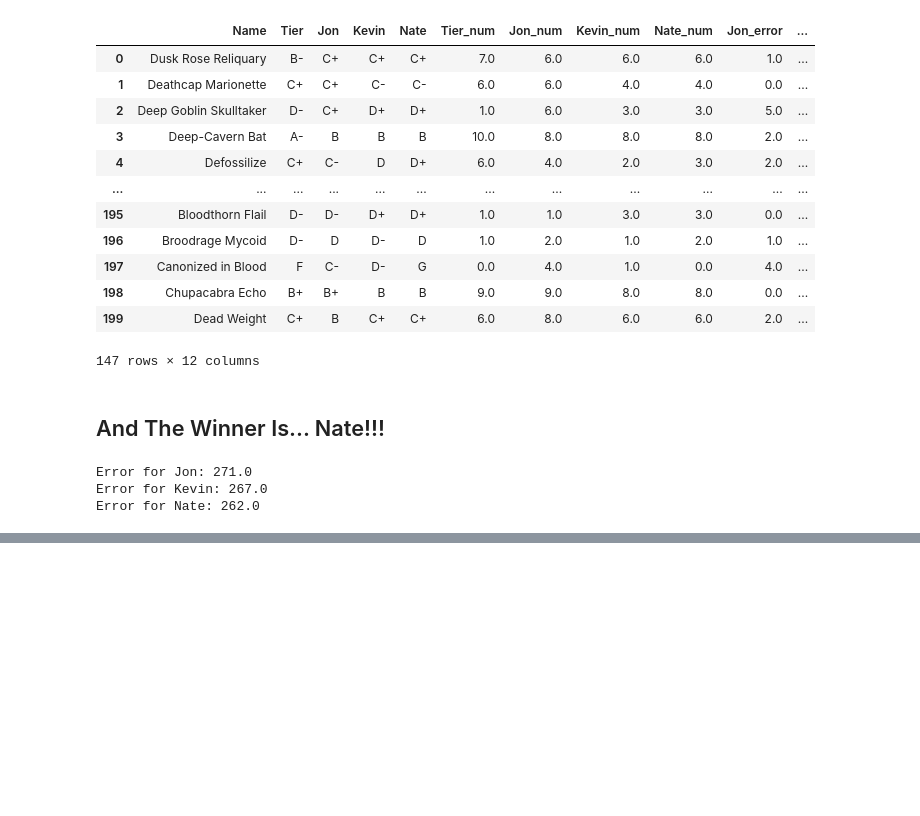
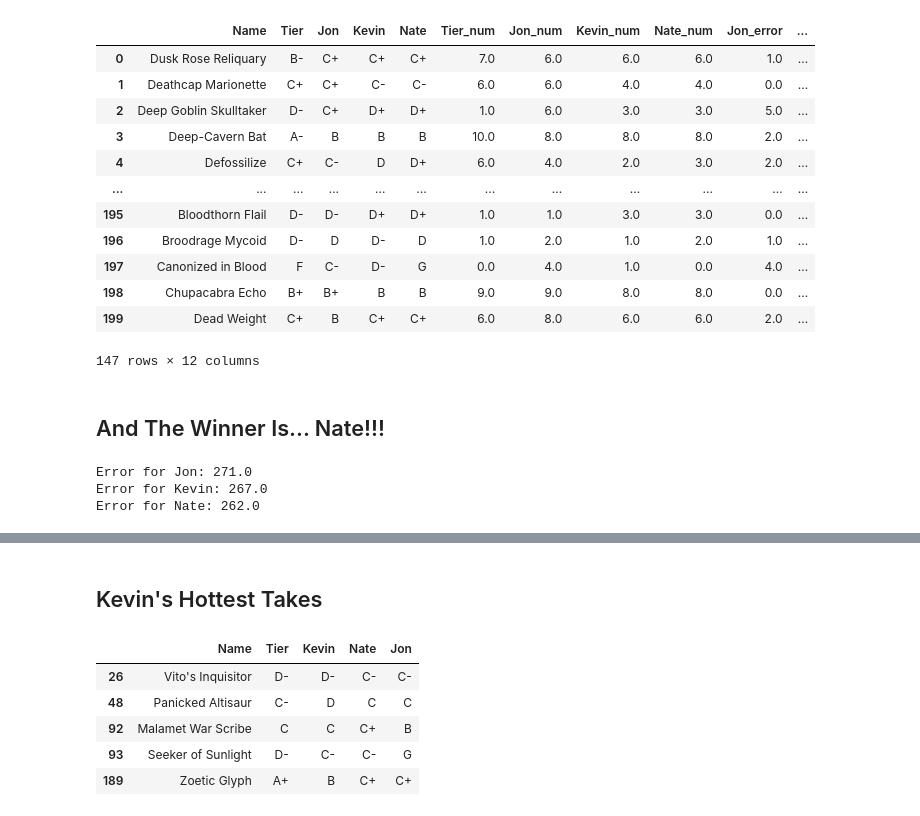
Before and after one commit to kest3869/MTG, a Jupyter notebook: LCI/sunset.ipynb, the cells around one changed output, grey strips where cells are left out. Drawn from its saved outputs; the diff is of its cells as text; code cells hidden in the pictures; blank space fills up the shorter version.

```diff
--- a/LCI/sunset.ipynb
+++ b/LCI/sunset.ipynb
@@ -80,0 +174,12 @@ Error for Nate: 262.0
+# %% [markdown]
+## Kevin's Hottest Takes
+# %%
+clean = clean.sort_values(by='Kevin_hot', ascending=False)
+clean[['Name', 'Tier', 'Kevin', 'Nate', 'Jon']][0:5]
+# %% [output]
+|  | Name | Tier | Kevin | Nate | Jon |
+| 26 | Vito's Inquisitor | D- | D- | C- | C- |
+| 48 | Panicked Altisaur | C- | D | C | C |
+| 92 | Malamet War Scribe | C | C | C+ | B |
+| 93 | Seeker of Sunlight | D- | C- | C- | G |
+| 189 | Zoetic Glyph | A+ | B | C+ | C+ |
```
Also changed, not shown: parts of 17 cells of this notebook.
